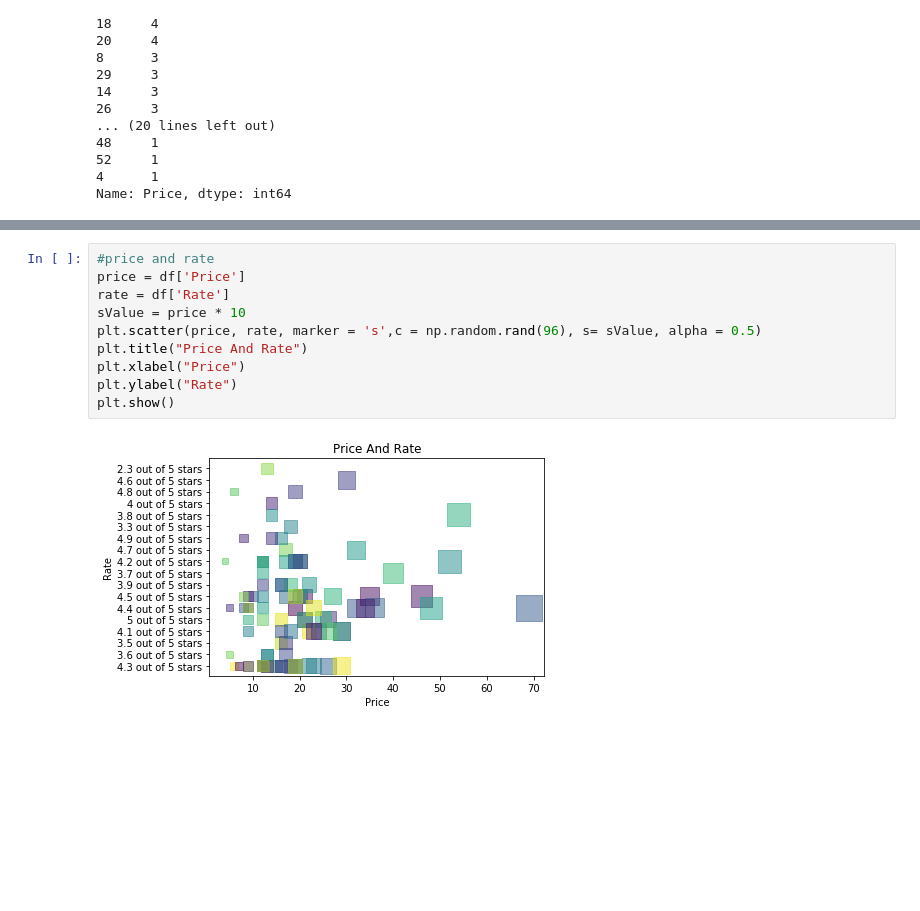
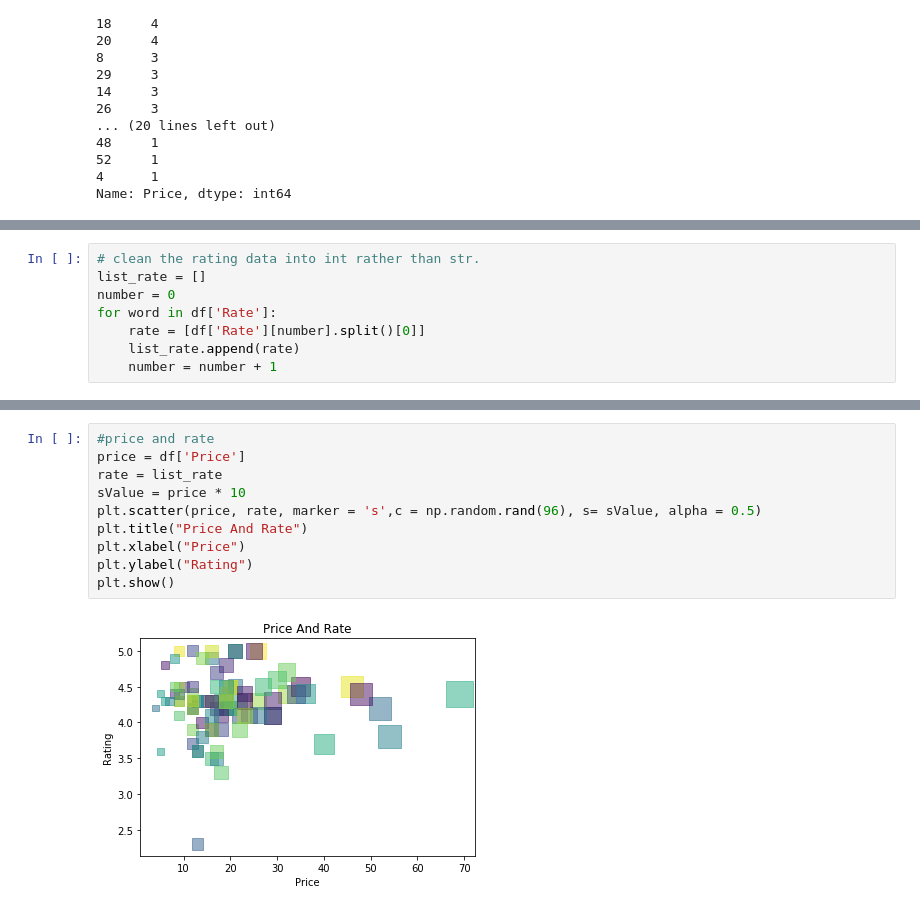
Before and after one commit to CristinaPENG/hkbu-big-data-media, a Jupyter notebook: homework3/Amazon_analysis.ipynb, the cells around one changed output, grey strips where cells are left out. Drawn from its saved outputs; the diff is of its cells as text; blank space fills up the shorter version.

```diff
--- a/homework3/Amazon_analysis.ipynb
+++ b/homework3/Amazon_analysis.ipynb
@@ -108,0 +123,8 @@ df['Price'].hist()
+# %%
+# clean the rating data into int rather than str.
+list_rate = []
+number = 0
+for word in df['Rate']:
+    rate = [df['Rate'][number].split()[0]]
+    list_rate.append(rate)
+    number = number + 1
@@ -109,12 +151,12 @@ df['Price'].hist()
 # %%
 #price and rate
 price = df['Price']
-rate = df['Rate']
+rate = list_rate
 sValue = price * 10
 plt.scatter(price, rate, marker = 's',c = np.random.rand(96), s= sValue, alpha = 0.5)
 plt.title("Price And Rate")
 plt.xlabel("Price")
-plt.ylabel("Rate")
+plt.ylabel("Rating")
 plt.show()
 # %% [output]
-[figure, old version]
+[figure, new version]
```
Also changed, not shown: parts of 12 cells of this notebook.
